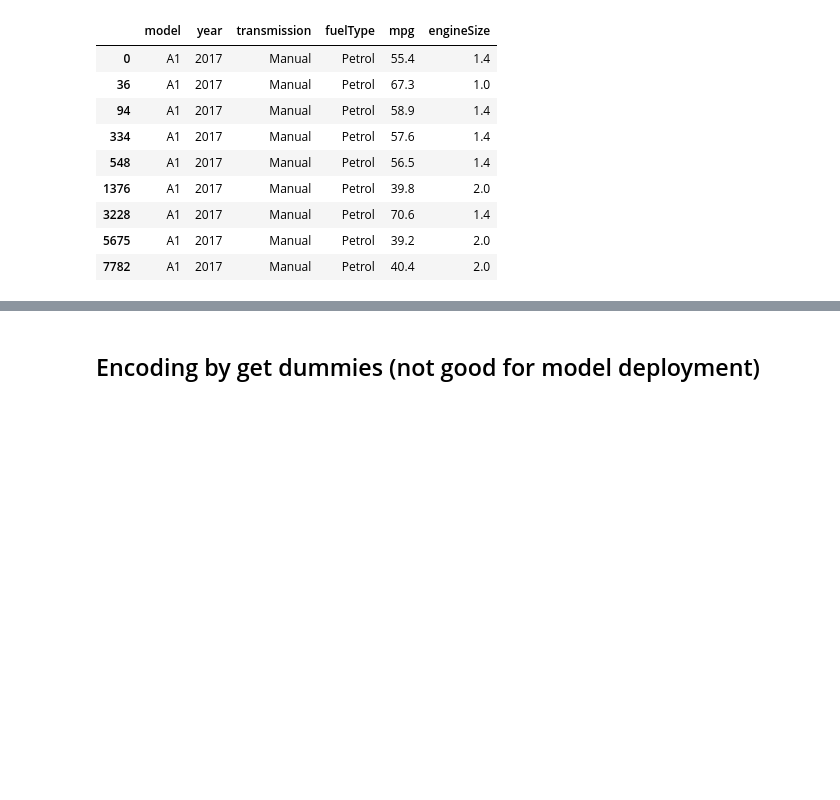
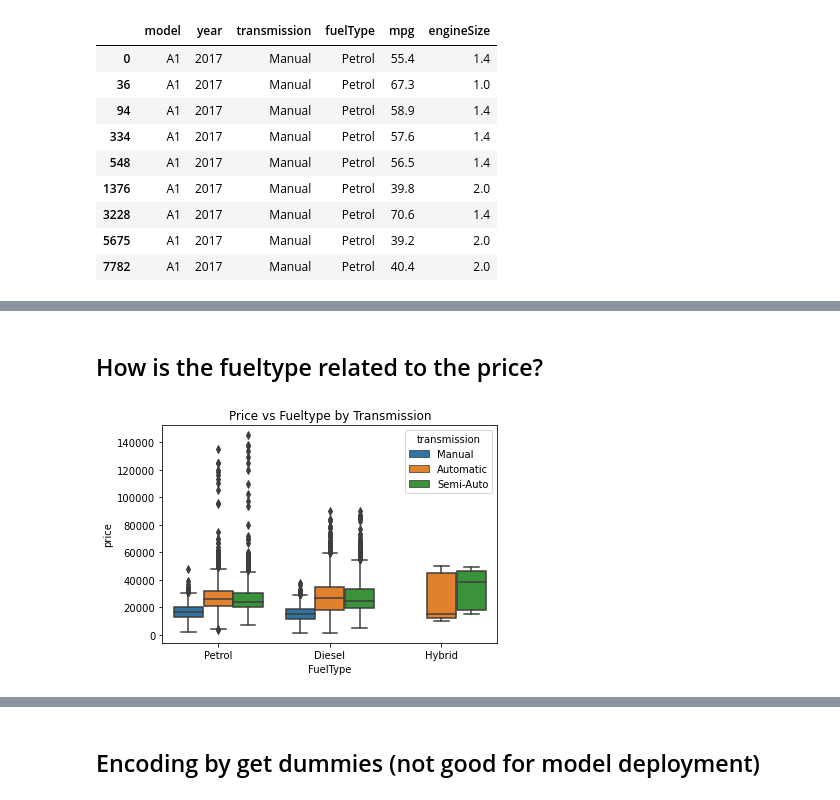
Before and after one commit to ludo950/data-science-regression, a Jupyter notebook: XGBoost HYPEROPT VS XGBoost VS SVR PRICE REGRESSION.ipynb, the cells around one changed output, grey strips where cells are left out. Drawn from its saved outputs; the diff is of its cells as text; code cells hidden in the pictures; blank space fills up the shorter version.

```diff
--- a/XGBoost HYPEROPT VS XGBoost VS SVR PRICE REGRESSION.ipynb
+++ b/XGBoost HYPEROPT VS XGBoost VS SVR PRICE REGRESSION.ipynb
@@ -129,0 +134,4 @@ Apparently the mpg and enginesize can vary for the same car model of the same ye
+# %%
+df_cat=df[categorical_columns]
+# %%
+df_cat['price']=df['price'];
@@ -129,0 +153,8 @@ Apparently the mpg and enginesize can vary for the same car model of the same ye
+# %% [markdown]
+## How is the fueltype related to the price?
+# %%
+sns.boxplot(x='fuelType', y='price', data=df_cat, hue='transmission');
+plt.xlabel('FuelType');
+plt.title('Price vs Fueltype by Transmission');
+# %% [output]
+[figure, added]
```
Also changed, not shown: parts of 30 cells of this notebook.
